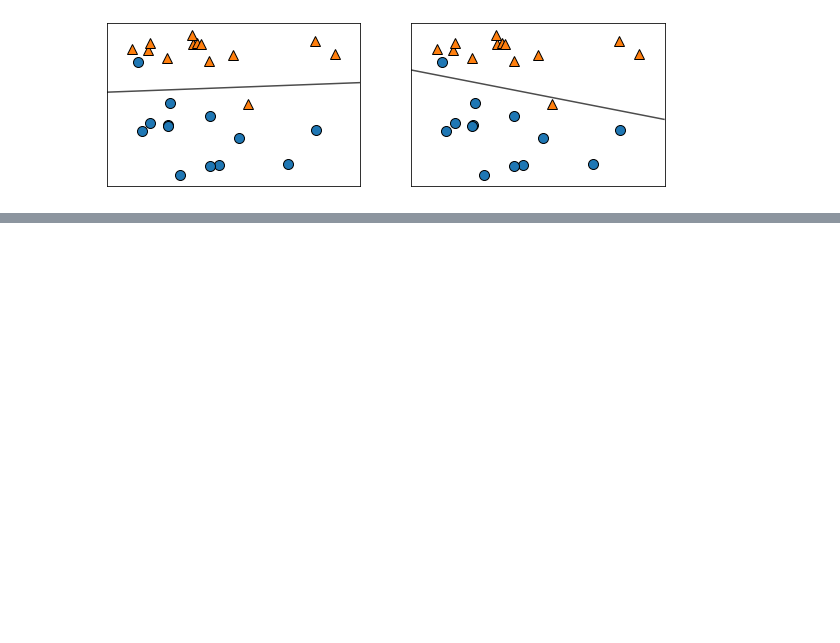
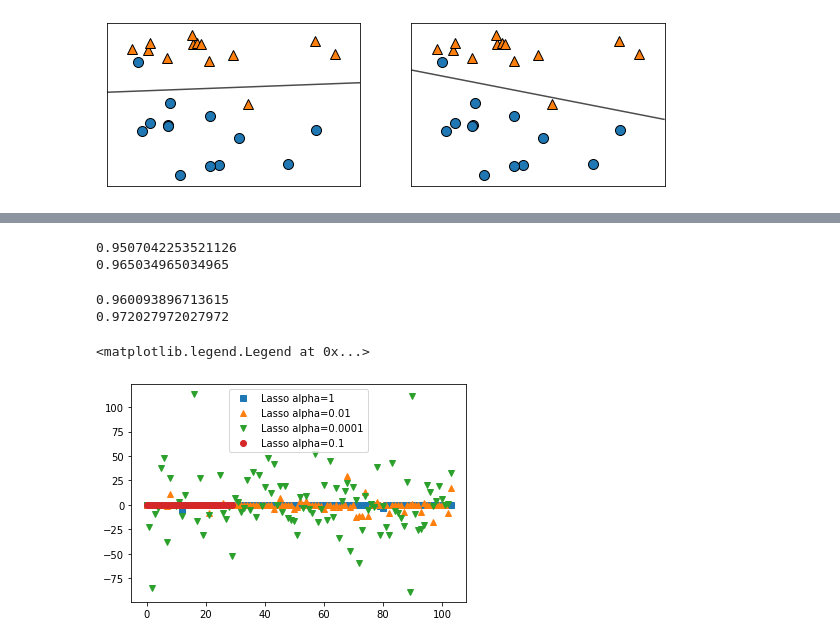
Before and after one commit to doitkim/Project, a Jupyter notebook: AI/DataAnalysis/DaegueAIschool/sklearn2.ipynb, the cells around one changed output, grey strips where cells are left out. Cells and saved outputs as stored; diff of their text form; code cells hidden in the pictures; blank space fills up the shorter version.

```diff
--- a/AI/DataAnalysis/DaegueAIschool/sklearn2.ipynb
+++ b/AI/DataAnalysis/DaegueAIschool/sklearn2.ipynb
@@ -626,7 +899,7 @@ print(lasso.score(X_test, y_test))
 0.29323768991114596
 0.20937503255272272
 # %%
-lasso001 = Lasso(alpha=0.01).fit(X_train, y_train)
+lasso001 = Lasso(alpha=0.01, max_iter=50000).fit(X_train, y_train)
 
 print(lasso001.score(X_train, y_train))
 print(lasso001.score(X_test, y_test))
@@ -636,5 +909,5 @@ print(lasso001.score(X_test, y_test))
 # %%
-lasso00001 = Lasso(alpha=0.0001).fit(X_train, y_train)
+lasso00001 = Lasso(alpha=0.0001, max_iter=50000).fit(X_train, y_train)
 
 print(lasso00001.score(X_train, y_train))
 print(lasso00001.score(X_test, y_test))
@@ -666,0 +959,34 @@ for model, ax in zip([LinearSVC(), LogisticRegression()], axes):
+# %%
+print(logreg.score(X_train,y_train))
+print(logreg.score(X_test,y_test))
+# %% [output]
+0.9507042253521126
+0.965034965034965
+# %%
+from sklearn.datasets import load_breast_cancer
+cancer = load_breast_cancer()
+X_train, X_test, y_train, y_test = train_test_split(cancer.data,
+                                                    cancer.target,
+                                                    random_state=42)
+logreg = LogisticRegression(max_iter=5000).fit(X_train, y_train)
+# %%
+print(logreg.score(X_train,y_train))
+print(logreg.score(X_test,y_test))
+# %% [output]
+0.960093896713615
+0.972027972027972
+# %%
+lasso0001 = Lasso(alpha=0.001,max_iter=50000).fit(X_train, y_train)
+lasso01 = Lasso(alpha=0.1,max_iter=50000).fit(X_train, y_train)
+plt.plot(lasso.coef_, 's', label='Lasso alpha=1')
+
+plt.plot(lasso001.coef_, '^', label='Lasso alpha=0.01')
+
+plt.plot(lasso00001.coef_, 'v', label='Lasso alpha=0.0001')
+
+plt.plot(lasso01.coef_, 'o', label='Lasso alpha=0.1')
+
+plt.legend()
+# %% [output]
+<matplotlib.legend.Legend at 0x...>
+[figure, added]
```
Also changed, not shown: parts of 93 cells of this notebook, 2 other files.
